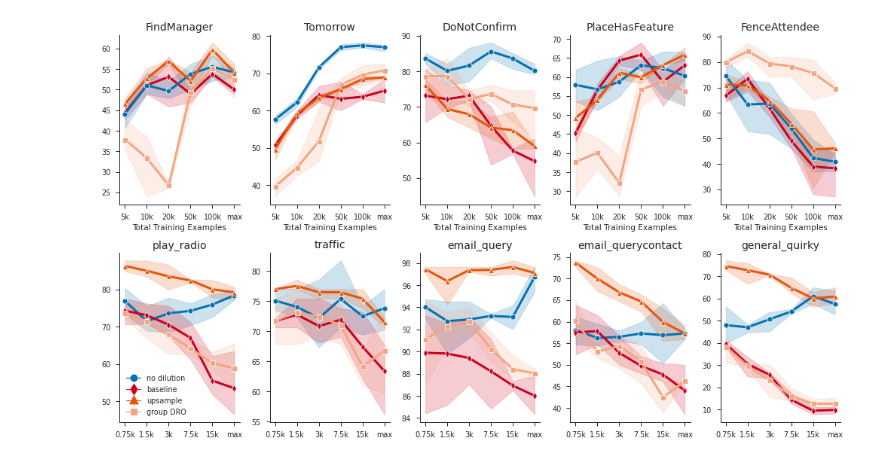
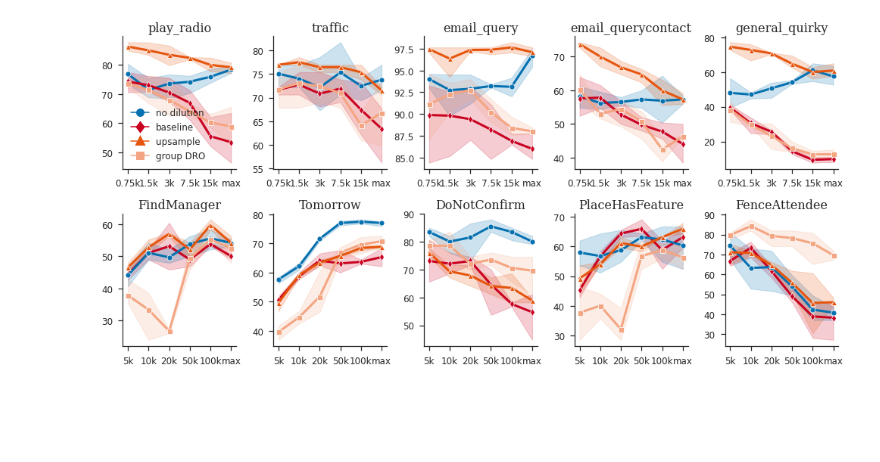
Before and after one commit to esteng/calibration_miso, a Jupyter notebook: analysis/cross_paper_plots.ipynb, the cells around one changed output. Drawn from its saved outputs; the diff is of its cells as text; code cells hidden in the pictures; blank space fills up the shorter version.

Commit message:
check in plots

```diff
--- a/analysis/cross_paper_plots.ipynb
+++ b/analysis/cross_paper_plots.ipynb
@@ -60,7 +60,6 @@ def plot_calflow(paths_and_fxns,
     if ax is None:
         fig, ax = plt.subplots()
 
-    sns.set_theme(font_scale = 1.1, style="ticks", context = "paper")
     sns.lineplot(data=df,
                 x="train",
                 y="acc",
@@ -75,7 +74,6 @@ def plot_calflow(paths_and_fxns,
                 palette=color_mapping)
 
     sns.despine(ax=ax, top=True, right=True, left=False, bottom=False)
-    sns.set_theme(font_scale = 1.1, style="ticks", context = "paper")
 
     if ymin is not None:
         ax.set_ylim(bottom=ymin)
@@ -86,9 +84,11 @@ def plot_calflow(paths_and_fxns,
     # ax.set_xticklabels([setting_lookup[lab] for lab in labels])
     ax.set_xticklabels(['5k', '10k', '20k', '50k', '100k', 'max'])
     # sns.set(font_scale = 1.1)
-    ax.set_title(title, fontsize=14)
+    ax.set_title(title, fontsize=16, fontfamily="DejaVu Serif")
     ax.set_ylabel("")
-    ax.set_xlabel("Total Training Examples")
+    # ax.set_xlabel("Total Training Examples")
+    ax.set_xlabel("")
+
 
     if show_legend:
         ax.legend(**legend_kws)
@@ -151,7 +151,6 @@ def plot_intent(data_dirs,
     if ax is None:
         fig, ax = plt.subplots()
 
-    sns.set_theme(font_scale = 1.1, style="ticks", context = "paper")
     sns.lineplot(data=minor_data,
                 x="train",
                 y=name_mapping[str(intent)],
@@ -165,9 +164,8 @@ def plot_intent(data_dirs,
                 ax=ax,
                 palette=color_mapping)
     sns.despine(ax=ax, top=True, right=True, left=False, bottom=False)
-    sns.set_theme(font_scale = 1.1, style="ticks", context = "paper")
 
-    ax.set_title(title, fontsize=14)
+    ax.set_title(title, fontsize=16, fontfamily="DejaVu Serif")
     ax.set_ylabel("")
 
     if axis_title is not None:
@@ -224,34 +222,39 @@ phf_paths_and_fxns = [("PlaceHasFeature", phf_baseline_path, "baseline"),
                       ("PlaceHasFeature", phf_upsample_path, "upsample")]
 
 fa_baseline_path = "~/papers/incremental_function_learning/results/FenceAttendee_transformer_test.csv"
 fa_no_source_path = "~/papers/incremental_function_learning/results/no_source/FenceAttendee_transformer_no_source.csv"
 fa_dro_path = "~/papers/incremental_function_learning/results/group_dro/FenceAttendee_transformer_group_dro.csv"
 fa_upsample_path = "~/papers/incremental_function_learning/results/upsample/FenceAttendee_upsample_32.csv"
 fa_paths_and_fxns = [("FenceAttendee", fa_baseline_path, "baseline"),
                      ("FenceAttendee", fa_no_source_path, "no dilution"),
                      ("FenceAttendee", fa_dro_path, "group DRO"),
                      ("FenceAttendee", fa_upsample_path, "upsample")]
 
 
 all_paths = {"FindManager": fm_paths_and_fxns, "Tomorrow": tom_paths_and_fxns, "DoNotConfirm": dnc_paths_and_fxns, "PlaceHasFeature": phf_paths_and_fxns, "FenceAttendee": fa_paths_and_fxns}
 
-fig, ax = plt.subplots(2, 5, figsize=(14, 8), sharex=False, sharey=False)
+# sns.set_theme(style="ticks", context = "paper")
+sns.set(context='paper')
+sns.set(font_scale = 1.08)
+sns.set_style(style='ticks')
+
+fig, ax = plt.subplots(2, 5, figsize=(14,6.7), sharex=False, sharey=False)
 for i, fxn in enumerate(["FindManager", "Tomorrow", "DoNotConfirm", "PlaceHasFeature", "FenceAttendee"]):
-    plot_calflow(all_paths[fxn], fxn, show_legend=False, ax=ax[0,i])
+    plot_calflow(all_paths[fxn], fxn, show_legend=False, ax=ax[1,i])
 
 data_dirs = [("/brtx/606-nvme1/estengel/intent_fixed_test/intent_no_source_manual/", "no dilution"),
              ("/brtx/603-nvme1/estengel/intent_fixed_test/intent/", "baseline"),
              ("/brtx/606-nvme1/estengel/intent_fixed_test/intent_upsample_32.0/", "upsample"),
              ("/brtx/602-nvme1/estengel/intent_fixed_test/intent_group_dro/", "group DRO")]
 
 for i, intent in enumerate([50, 66, 15, 16, 27]):
     if i == 0:
         show_legend = True
     else:
         show_legend = False
-    plot_intent(data_dirs, intent, title=name_mapping[str(intent)], show_legend=show_legend,  ax=ax[1,i], fxn_split=30)
+    plot_intent(data_dirs, intent, title=name_mapping[str(intent)], show_legend=show_legend,  ax=ax[0,i], fxn_split=30)
 
 plt.tight_layout()
 plt.savefig("/home/estengel/papers/incremental_function_learning/figures/for_paper/large_main.pdf")
 # %% [output]
-[figure, old version]
+[figure, new version]
```
Also changed, not shown: 5 other files.
